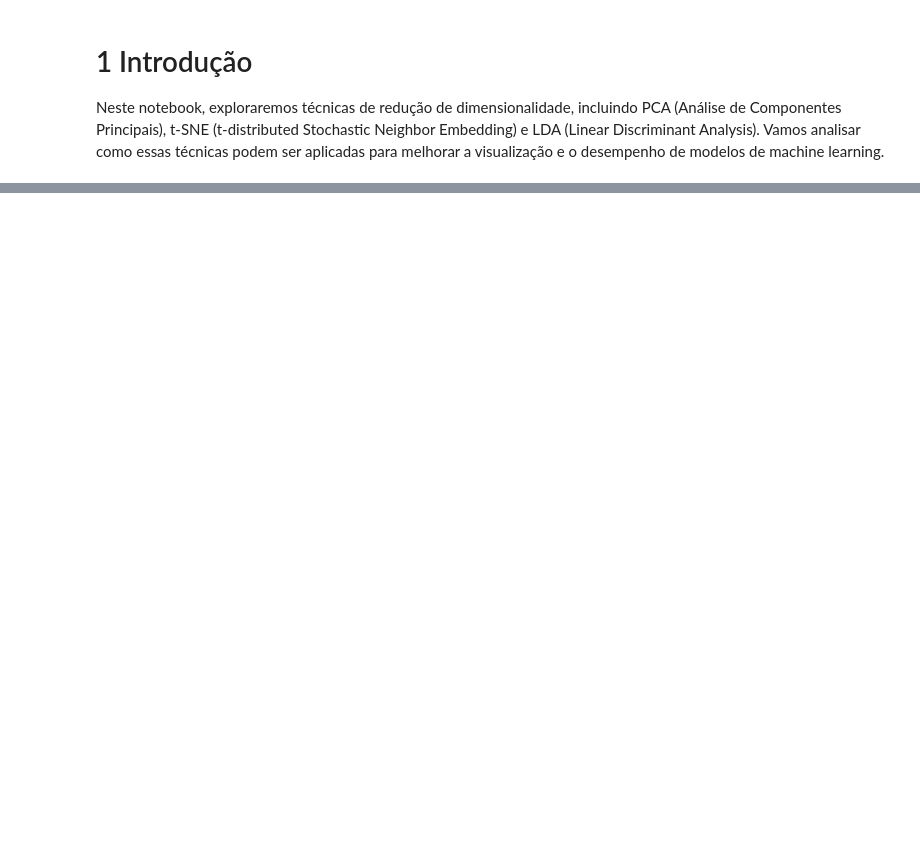
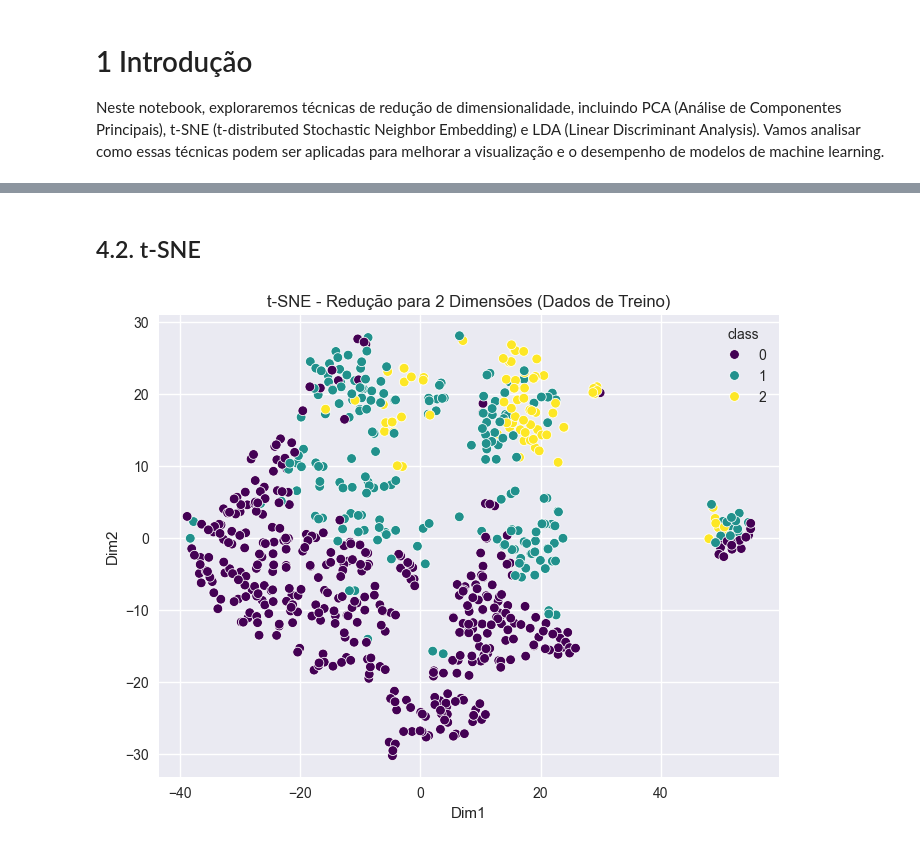
Before and after one commit to FilipePacheco73/FIAP-Feature-Engineering, a Jupyter notebook: aula-3-reducao-de-dimensionalidade-balanceamento-EDA/reducao-de-dimensionalidade.ipynb, the cells around one changed output, grey strips where cells are left out. Drawn from its saved outputs; the diff is of its cells as text; code cells hidden in the pictures; blank space fills up the shorter version.

```diff
--- a/aula-3-reducao-de-dimensionalidade-balanceamento-EDA/reducao-de-dimensionalidade.ipynb
+++ b/aula-3-reducao-de-dimensionalidade-balanceamento-EDA/reducao-de-dimensionalidade.ipynb
@@ -257,0 +258,27 @@ weighted avg       0.77      0.73      0.75       279
+# %% [markdown]
+## 4.2. t-SNE
+# %%
+# Aplicar t-SNE nos dados de treino
+# NOTA: t-SNE não possui método transform, por isso aplicamos apenas nos dados de treino
+tsne = TSNE(n_components=2, init='random', random_state=0, perplexity=30)
+X_train_tsne = tsne.fit_transform(X_train_processed)
+
+# Para t-SNE, precisaríamos treinar novamente para os dados de teste,
+# mas isso não é recomendado pois o t-SNE não garante consistência entre treinos
+# Por isso, usamos apenas dados de treino para visualização
+
+# Criar um DataFrame para visualização
+df_tsne = pd.DataFrame(X_train_tsne, columns=['Dim1', 'Dim2'])
+# CORREÇÃO: Usar .values para garantir alinhamento correto de índices
+df_tsne['class'] = y_train.values
+
+# Plotar os resultados
+plt.figure(figsize=(8, 6))
+sns.scatterplot(x='Dim1', y='Dim2', hue='class', data=df_tsne, palette='viridis')
+plt.title('t-SNE - Redução para 2 Dimensões (Dados de Treino)')
+plt.show()
+
+# Manter compatibilidade com código posterior
+X_tsne = X_train_tsne
+# %% [output]
+[figure, added]
```
Also changed, not shown: parts of 52 cells of this notebook, 7 other files.
